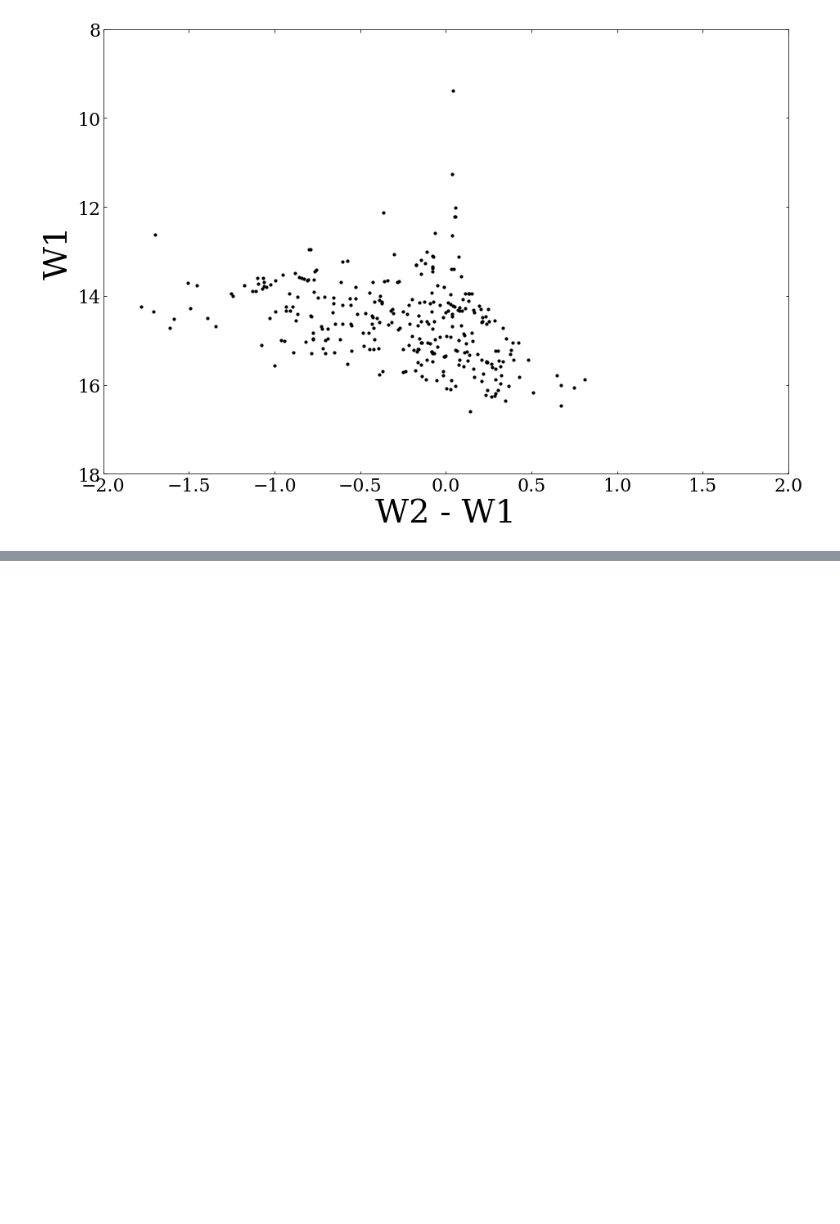
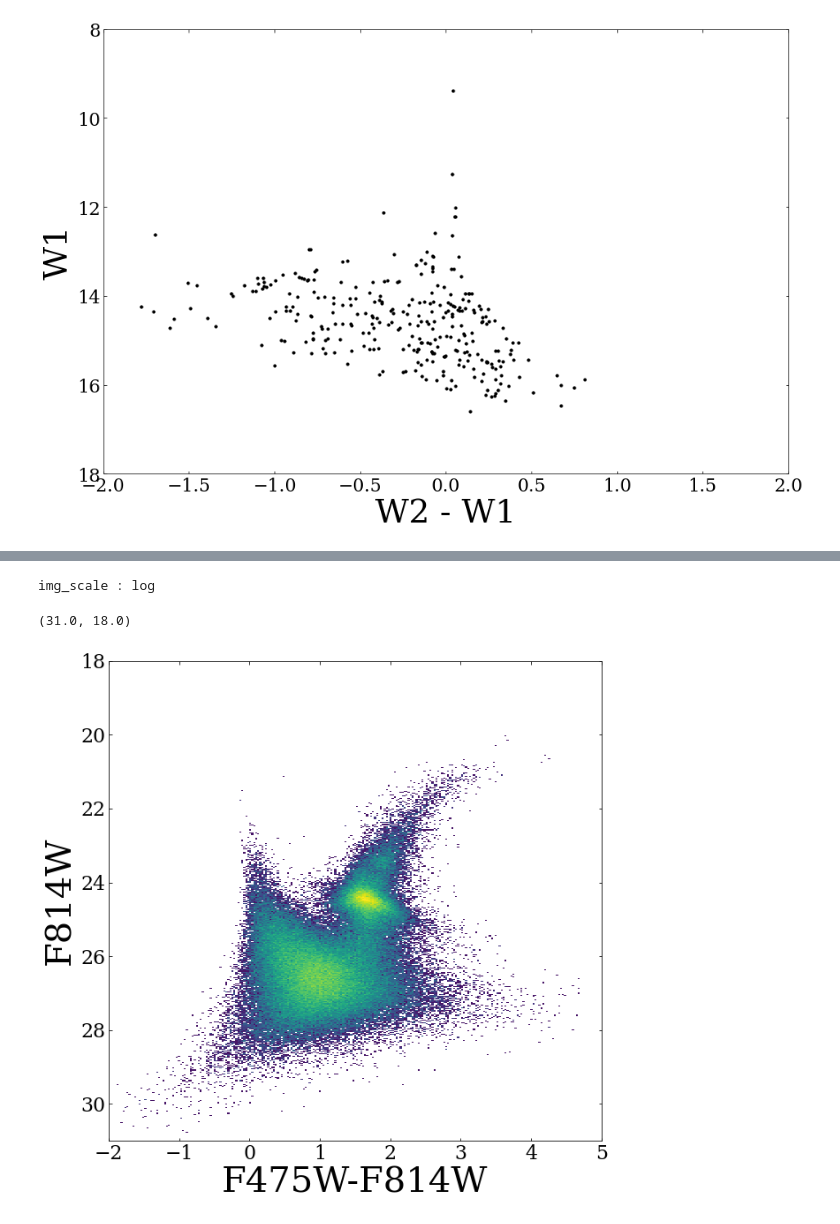
Before and after one commit to tmsandford/M33_Matching, a Jupyter notebook: M33_Matching_Exploration.ipynb, the cells around one changed output, grey strips where cells are left out. Drawn from its saved outputs; the diff is of its cells as text; code cells hidden in the pictures; blank space fills up the shorter version.

```diff
--- a/M33_Matching_Exploration.ipynb
+++ b/M33_Matching_Exploration.ipynb
@@ -399,0 +480,39 @@ ax.set_ylim(ax.get_ylim()[::-1])
+# %%
+##coord: 23.5646250 +30.7031944
+###SIMBAD: http://simbad.u-strasbg.fr/simbad/sim-id?Ident=%401518927&Name=%5bSSA2010%5d%201901&submit=submit
+###globular cluster
+
+ds3['F475W_F814W'] = ds3.F475W_VEGA - ds3.F814W_VEGA
+
+F475W_F814W,F814W = ds3.F475W_F814W.evaluate(selection='SUB'),ds3.F814W_VEGA.evaluate(selection='SUB')
+
+n = 500
+hall,h475_814,h814 = np.histogram2d(F475W_F814W,F814W,
+                              bins=[int(n*aspect_ratio),n],
+                              range=[(-2,5), (18,31)],
+                              density=False)
+
+import img_scale
+hall_scaled = img_scale.log(hall,scale_min=1,scale_max=100)
+
+fig = plt.figure()
+fig.set_figwidth(10)
+fig.set_figheight(10)
+ax = plt.subplot(111)
+ax.set_xlabel('F475W-F814W')
+ax.set_ylabel('F814W')
+
+colormap = 'viridis'
+cmap = getattr(mpl.cm, colormap)
+cmap.set_under('w')
+
+im = ax.imshow(hall_scaled.T,aspect='auto',
+               interpolation='nearest',origin='lower',
+               extent=[h475_814[0],h475_814[-1],h814[0],h814[-1]],
+               cmap=cmap,vmin=0.1,vmax=1)
+
+ax.set_ylim(ax.get_ylim()[::-1])
+# %% [output]
+img_scale : log
+(31.0, 18.0)
+[figure, added]
```
Also changed, not shown: parts of 7 cells of this notebook.
